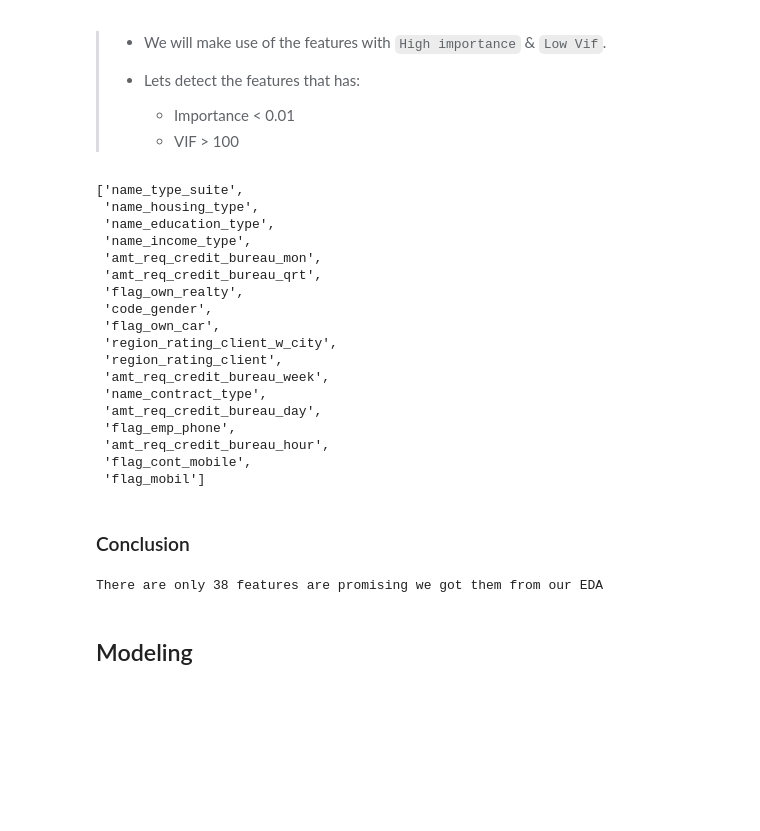
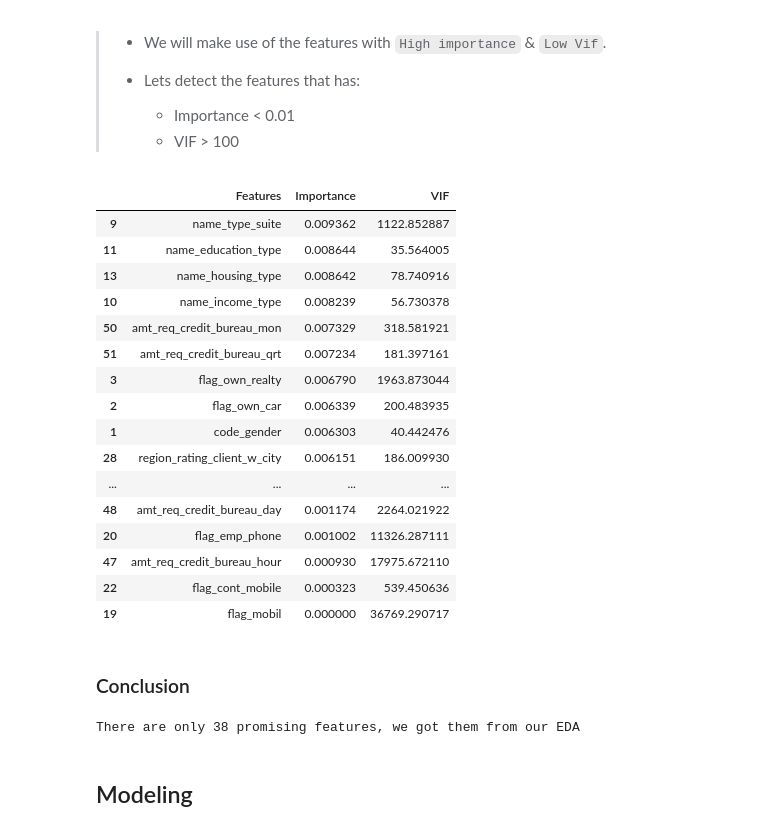
Before and after one commit to mo7amed7assan1911/Loan_Default_Study, a Jupyter notebook: Loan_Default_Study.ipynb, the cells around one changed output. Cells and saved outputs as stored; diff of their text form; code cells hidden in the pictures; blank space fills up the shorter version.

```diff
--- a/Loan_Default_Study.ipynb
+++ b/Loan_Default_Study.ipynb
@@ -1033,39 +1045,36 @@ plt.legend();
 >   * Importance < 0.01
 >   * VIF > 100
 # %%
-importance_thershould = 0.01
-vif_threshould = 10
-
 columns_to_drop = df_status.query(f'Importance < {importance_thershould} and VIF > {vif_threshould}')['Features'].values.tolist()
-columns_to_drop
-# %% [output]
-['name_type_suite',
- 'name_housing_type',
- 'name_education_type',
- 'name_income_type',
- 'amt_req_credit_bureau_mon',
- 'amt_req_credit_bureau_qrt',
- 'flag_own_realty',
- 'code_gender',
- 'flag_own_car',
- 'region_rating_client_w_city',
- 'region_rating_client',
- 'amt_req_credit_bureau_week',
- 'name_contract_type',
- 'amt_req_credit_bureau_day',
- 'flag_emp_phone',
- 'amt_req_credit_bureau_hour',
- 'flag_cont_mobile',
- 'flag_mobil']
+# %%
+df_status.query('Features in @columns_to_drop')
+# %% [output]
+|  | Features | Importance | VIF |
+| 9 | name_type_suite | 0.009362 | 1122.852887 |
+| 11 | name_education_type | 0.008644 | 35.564005 |
+| 13 | name_housing_type | 0.008642 | 78.740916 |
+| 10 | name_income_type | 0.008239 | 56.730378 |
+| 50 | amt_req_credit_bureau_mon | 0.007329 | 318.581921 |
+| 51 | amt_req_credit_bureau_qrt | 0.007234 | 181.397161 |
+| 3 | flag_own_realty | 0.006790 | 1963.873044 |
+| 2 | flag_own_car | 0.006339 | 200.483935 |
+| 1 | code_gender | 0.006303 | 40.442476 |
+| 28 | region_rating_client_w_city | 0.006151 | 186.009930 |
+| ... | ... | ... | ... |
+| 48 | amt_req_credit_bureau_day | 0.001174 | 2264.021922 |
+| 20 | flag_emp_phone | 0.001002 | 11326.287111 |
+| 47 | amt_req_credit_bureau_hour | 0.000930 | 17975.672110 |
+| 22 | flag_cont_mobile | 0.000323 | 539.450636 |
+| 19 | flag_mobil | 0.000000 | 36769.290717 |
 # %%
 x_train.drop(columns=columns_to_drop, inplace=True)
 x_test.drop(columns=columns_to_drop, inplace=True)
 # %% [markdown]
 ### Conclusion
 # %%
-print(f'There are only {x_train.shape[1]} features are promising we got them from our EDA')
+print(f'There are only {x_train.shape[1]} promising features, we got them from our EDA')
 # %% [output]
-There are only 38 features are promising we got them from our EDA
+There are only 38 promising features, we got them from our EDA
 # %% [markdown]
 ## Modeling
 # %%
```
Also changed, not shown: parts of 20 cells of this notebook.
